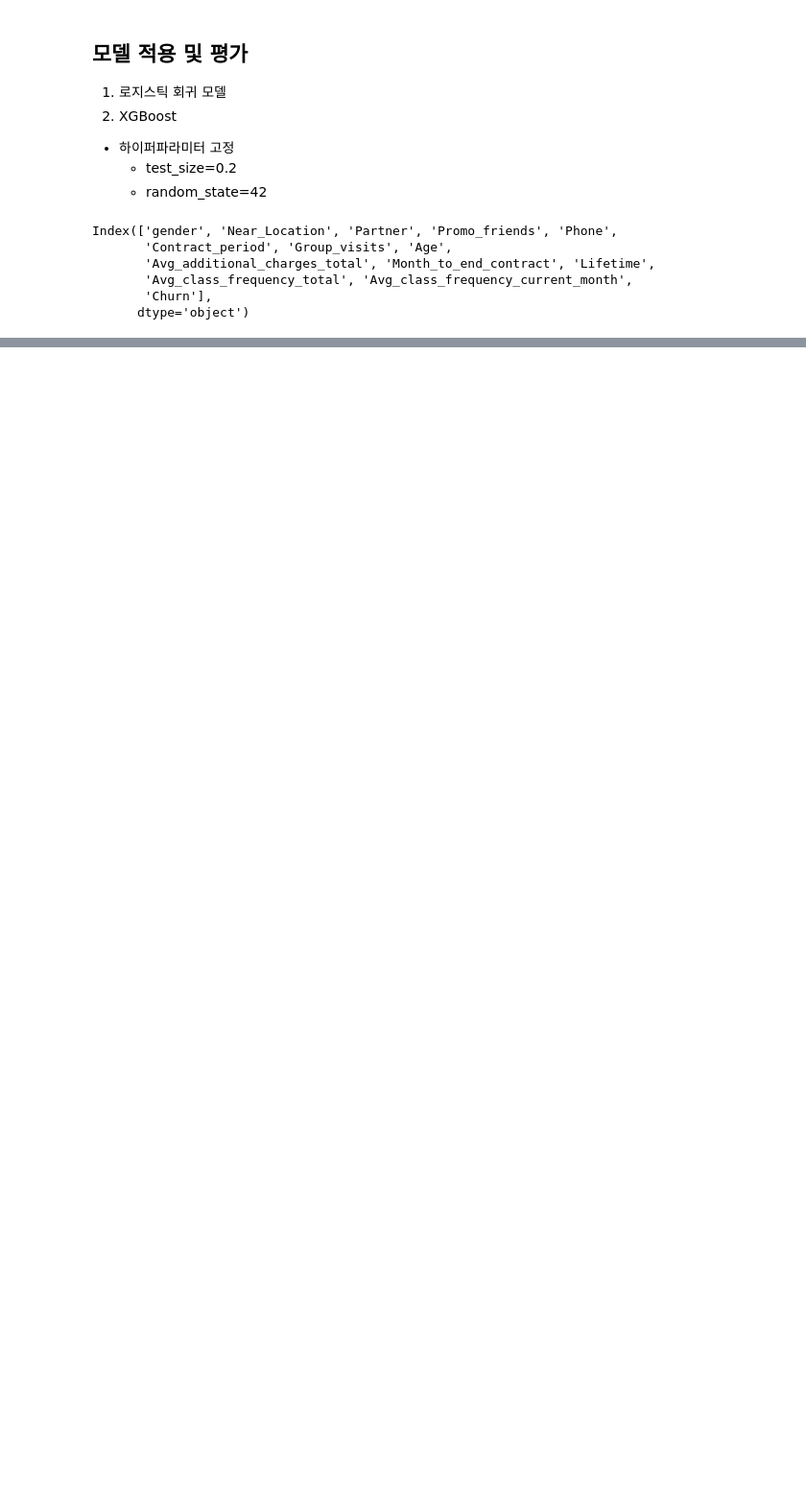
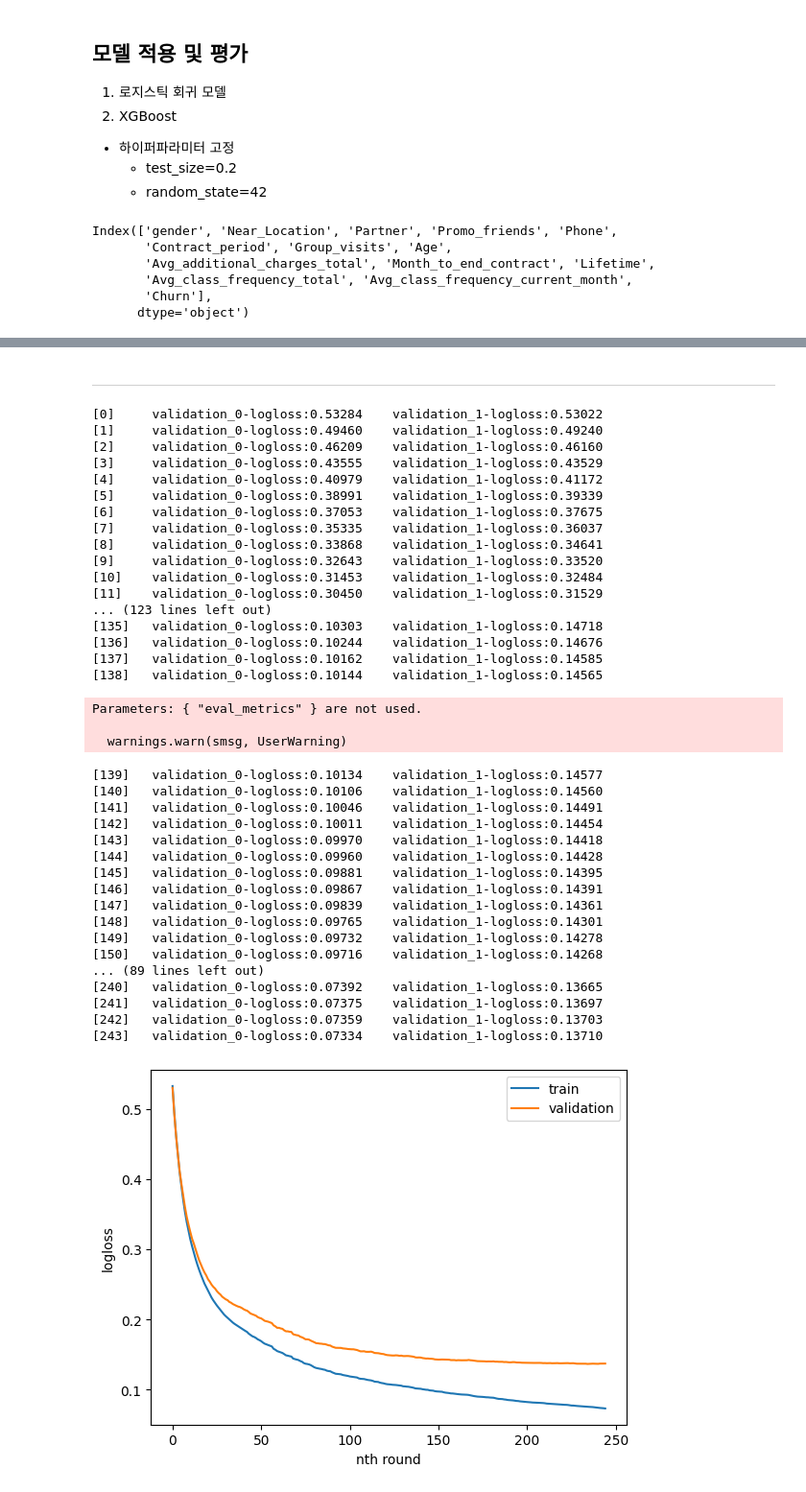
Before and after one commit to SKNETWORKS-FAMILY-AICAMP/SKN09-2nd-5Team, a Jupyter notebook: Model_yoonjae.ipynb, the cells around one changed output, grey strips where cells are left out. Shown: that part at 96% size. Saved outputs shown, nothing was run; the diff lists cells and outputs as text; code cells hidden in the pictures; blank space fills up the shorter version.

```diff
--- a/Model_yoonjae.ipynb
+++ b/Model_yoonjae.ipynb
@@ -75,0 +126,69 @@ X[['Age', 'Month_to_end_contract', 'Lifetime', 'Avg_class_frequency_total', 'Avg
+# %% [markdown]
+-------------
+# %%
+# XGBoost 추가 파라미터 적용
+# 조기종료 적용 -> 과적합 방지, 훈련시간 단축
+
+xgb_clf = XGBClassifier(
+    n_estimators = 500,
+    learning_rate = 0.1,
+    max_depth=3,
+    random_state = 0,
+    early_stopping_rounds = 10,
+    eval_metrics = 'logloss'
+)
+
+X_tr, X_val, y_tr, y_val = train_test_split(X_train, y_train, random_state=0)
+eval_set = [(X_tr, y_tr), (X_val, y_val)]
+xgb_clf.fit(X_tr, y_tr, eval_set= eval_set, verbose=True)
+
+
+result = xgb_clf.evals_result()
+train_loss = result['validation_0']['logloss']
+val_loss = result['validation_1']['logloss']
+
+plt.plot(train_loss, label='train')
+plt.plot(val_loss, label='validation')
+plt.legend()
+plt.xlabel('nth round')
+plt.ylabel('logloss')
+plt.show()
+# %% [output]
+[0]     validation_0-logloss:0.53284    validation_1-logloss:0.53022
+[1]     validation_0-logloss:0.49460    validation_1-logloss:0.49240
+[2]     validation_0-logloss:0.46209    validation_1-logloss:0.46160
+[3]     validation_0-logloss:0.43555    validation_1-logloss:0.43529
+[4]     validation_0-logloss:0.40979    validation_1-logloss:0.41172
+[5]     validation_0-logloss:0.38991    validation_1-logloss:0.39339
+[6]     validation_0-logloss:0.37053    validation_1-logloss:0.37675
+[7]     validation_0-logloss:0.35335    validation_1-logloss:0.36037
+[8]     validation_0-logloss:0.33868    validation_1-logloss:0.34641
+[9]     validation_0-logloss:0.32643    validation_1-logloss:0.33520
+[10]    validation_0-logloss:0.31453    validation_1-logloss:0.32484
+[11]    validation_0-logloss:0.30450    validation_1-logloss:0.31529
+... (123 lines left out)
+[135]   validation_0-logloss:0.10303    validation_1-logloss:0.14718
+[136]   validation_0-logloss:0.10244    validation_1-logloss:0.14676
+[137]   validation_0-logloss:0.10162    validation_1-logloss:0.14585
+[138]   validation_0-logloss:0.10144    validation_1-logloss:0.14565
+Parameters: { "eval_metrics" } are not used.
+
+  warnings.warn(smsg, UserWarning)
+[139]   validation_0-logloss:0.10134    validation_1-logloss:0.14577
+[140]   validation_0-logloss:0.10106    validation_1-logloss:0.14560
+[141]   validation_0-logloss:0.10046    validation_1-logloss:0.14491
+[142]   validation_0-logloss:0.10011    validation_1-logloss:0.14454
+[143]   validation_0-logloss:0.09970    validation_1-logloss:0.14418
+[144]   validation_0-logloss:0.09960    validation_1-logloss:0.14428
+[145]   validation_0-logloss:0.09881    validation_1-logloss:0.14395
+[146]   validation_0-logloss:0.09867    validation_1-logloss:0.14391
+[147]   validation_0-logloss:0.09839    validation_1-logloss:0.14361
+[148]   validation_0-logloss:0.09765    validation_1-logloss:0.14301
+[149]   validation_0-logloss:0.09732    validation_1-logloss:0.14278
+[150]   validation_0-logloss:0.09716    validation_1-logloss:0.14268
+... (89 lines left out)
+[240]   validation_0-logloss:0.07392    validation_1-logloss:0.13665
+[241]   validation_0-logloss:0.07375    validation_1-logloss:0.13697
+[242]   validation_0-logloss:0.07359    validation_1-logloss:0.13703
+[243]   validation_0-logloss:0.07334    validation_1-logloss:0.13710
+[figure, added]
```
Also changed, not shown: parts of 15 cells of this notebook.
